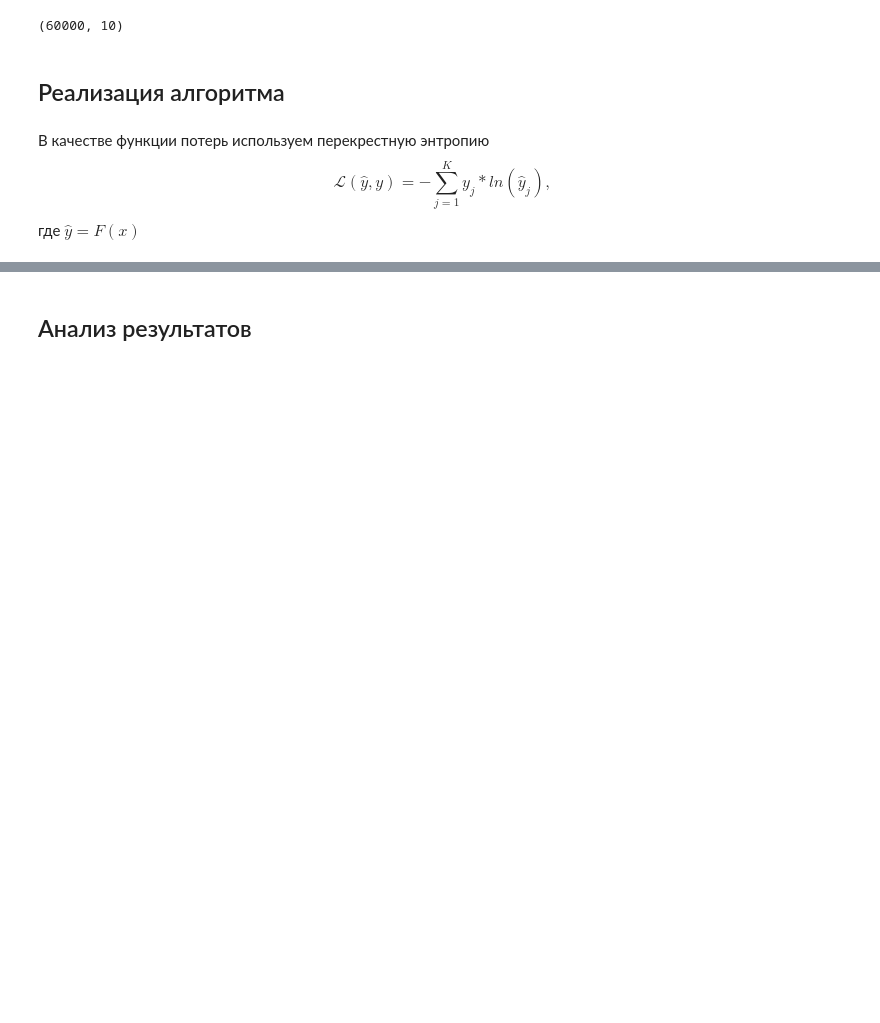
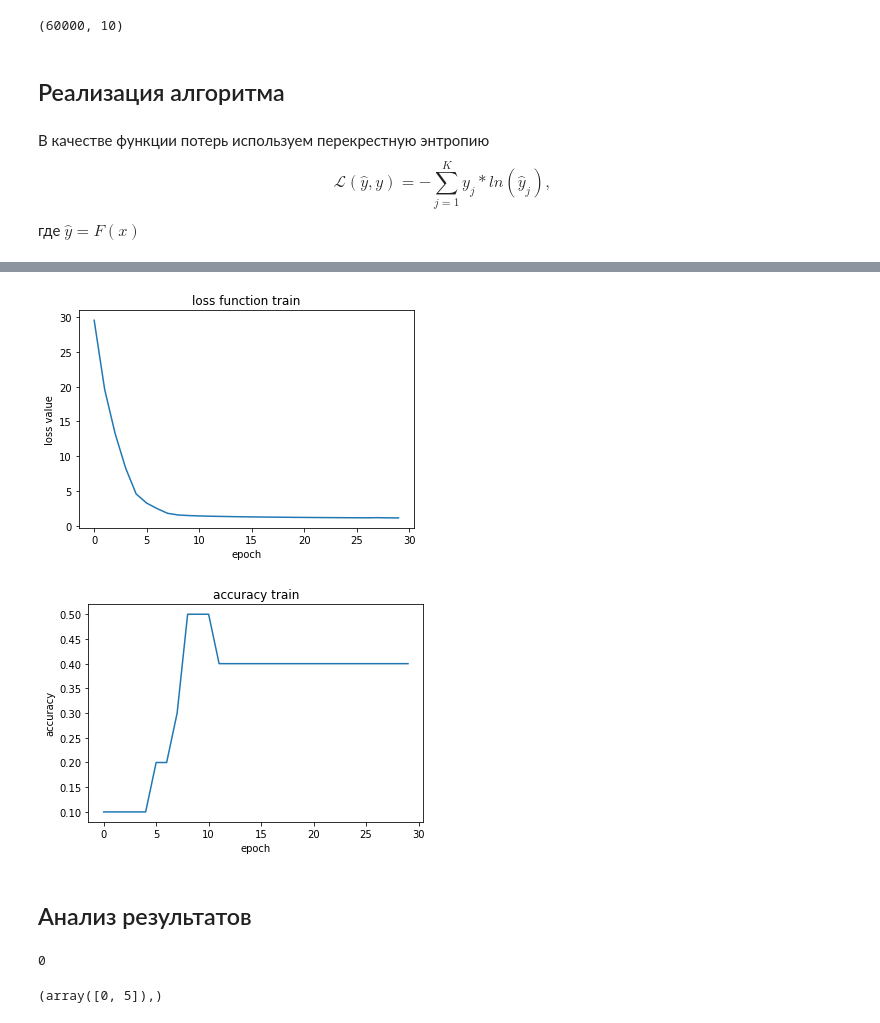
Before and after one commit to JustBNM/technotrack-NN2021S-lectures, a Jupyter notebook: HW02/HW02.ipynb, the cells around one changed output, grey strips where cells are left out. Cells and saved outputs as stored; diff of their text form; code cells hidden in the pictures; blank space fills up the shorter version.

```diff
--- a/HW02/HW02.ipynb
+++ b/HW02/HW02.ipynb
@@ -417,10 +434,10 @@ class Perceptron(Differentiable):
 #         partial_grad = self.activ.backward(self.lr.backward(x_train))
         #print('percept upstream_grad', upstream_grad.shape)
         #print('percept local_grad ', self.lr.backward(x_train, self.activ.backward()).shape)
-        partial_grad = self.lr_1.backward(self.activ.backward(self.lr_2.backward(upstream_grad)))
+        partial_grad_1 = self.lr_1.backward(self.activ.backward(self.lr_2.backward(upstream_grad)))
         #partial_grad = self.lr.backward(x_train)
 
-        return partial_grad
+        return partial_grad_1
 
     def forward(self, x_train, theta):
         # Здесь следует собственно применить модель к входным данным
@@ -435,6 +452,7 @@ class Perceptron(Differentiable):
 def train_loop(x_train, y_train, model, loss_fn, epochs=100):
     np.random.seed(1)
     loss_history = []
+    accuracy_history = []
     pbar = tqdm(total=epochs)
     for epoch in range(epochs):
         # В этом цикле следует реализовать итеративную процедуру оптимизации параметров модели model,
@@ -442,7 +460,7 @@ def train_loop(x_train, y_train, model, loss_fn, epochs=100):
 
         ### YOUR CODE HERE
         #batch selection
-        batch_size = 1
+        batch_size = 10
         alpha = 1e-2
 
         concat = np.concatenate((x_train, y_train), axis=1)
@@ -453,27 +471,27 @@ def train_loop(x_train, y_train, model, loss_fn, epochs=100):
 #         x_batch_train=np.array([x_train[1]])
 #         y_batch_train=np.array([y_train[1]])
 
-        loss_value = loss_fn.forward(model.forward(x_batch_train, model.lr_1.theta), y_batch_train)
+        loss_value, accuracy = loss_fn.forward(model.forward(x_batch_train, model.lr_1.theta), y_batch_train)
         #grad = loss_fn.backward(model.forward(x_train), model.backward(x_train))
-        grad = model.backward(x_batch_train, loss_fn.backward())
-        print('grad', (alpha*grad.T[0][:10]))
-        print('theta', model.lr_1.theta[0][:10])
+        grad_1 = model.backward(x_batch_train, loss_fn.backward())
+        grad_2 = None
+#         print('grad', (alpha*grad.T[0][:10]))
+#         print('theta', model.lr_1.theta[0][:10])
 
-        model.lr_1.theta = model.lr_1.theta - alpha*grad.T
-        #print(model.theta)
-#         print(model.theta[0][0])
-#         print((alpha*grad.T)[0][0])
+        model.lr_1.theta = model.lr_1.theta - alpha*grad_1.T
+        #model.lr_2.theta = model.lr_2.theta - alpha*grad_2.T
 
         loss_history.append(loss_value)
+        accuracy_history.append(accuracy)
         pbar.update(1)
         #print(loss_value)
         pbar.set_postfix({'loss': loss_value})
         print('----------------')
     pbar.close()
-    return loss_history
+    return loss_history, accuracy_history
 # %%
 obj_fn = loss()
 model = Perceptron()
-loss_history = train_loop(x_train, y_train, model, obj_fn, epochs=100)
+loss_history, accuracy_history = train_loop(x_train, y_train, model, obj_fn, epochs=30)
 # %% [output]
 x_train_activ [[-13.92850683  -8.0674499   -6.42433508  -5.96489216 -19.30512189
@@ -696,4 +700,18 @@ theta [ 1.62434536 -0.61175641 -0.52817175 -1.07296862  0.86540763 -2.23167312
 ----------------
 ... (18 outputs left out)
+# %%
+plt.plot(loss_history)
+plt.title('loss function train')
+plt.xlabel('epoch')
+plt.ylabel('loss value')
+plt.show()
+plt.plot(accuracy_history)
+plt.title('accuracy train')
+plt.xlabel('epoch')
+plt.ylabel('accuracy')
+plt.show()
+# %% [output]
+[figure, added]
+[figure, added]
 # %% [markdown]
 ## Анализ результатов
@@ -699,0 +720,4 @@ theta [ 1.62434536 -0.61175641 -0.52817175 -1.07296862  0.86540763 -2.23167312
+# %%
+np.where(a == max(a))[0][0]
+# %% [output]
+0
@@ -699,0 +728,5 @@ theta [ 1.62434536 -0.61175641 -0.52817175 -1.07296862  0.86540763 -2.23167312
+# %%
+a= np.array([0,1,2,1,2,0])
+np.where(a == 0)
+# %% [output]
+(array([0, 5]),)
```
Also changed, not shown: parts of 6 cells of this notebook.
